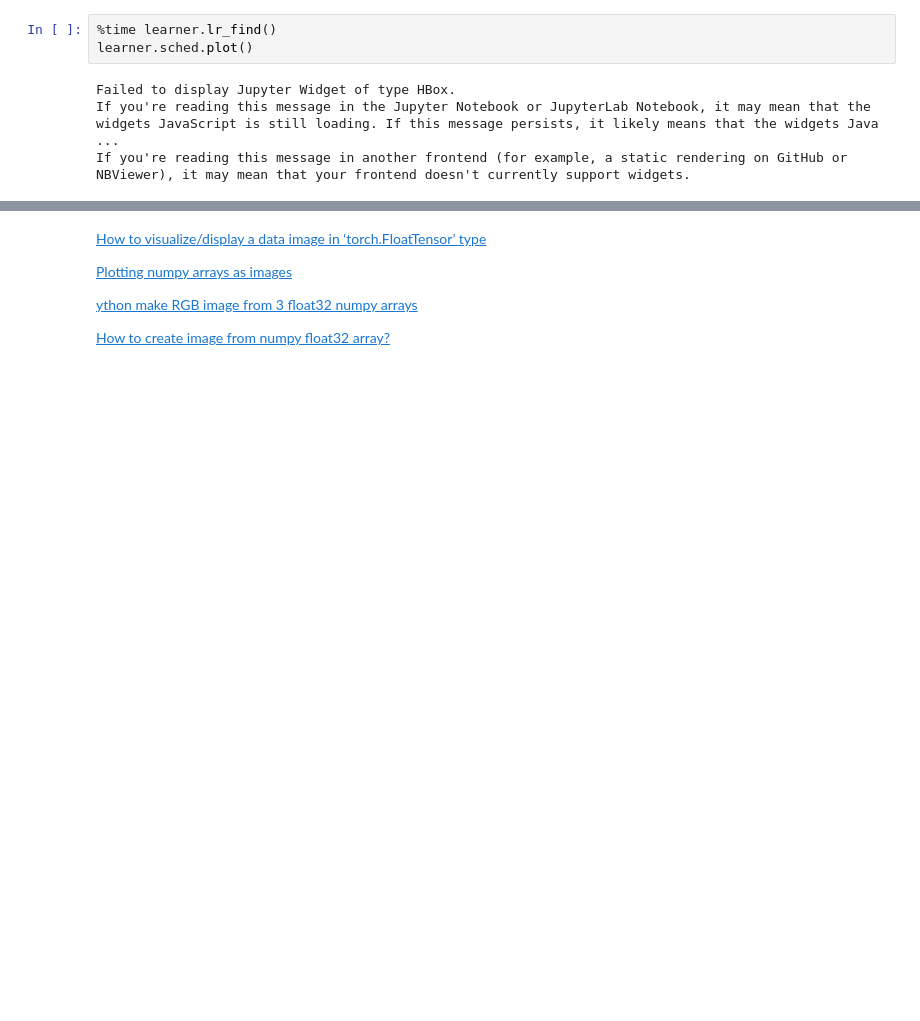
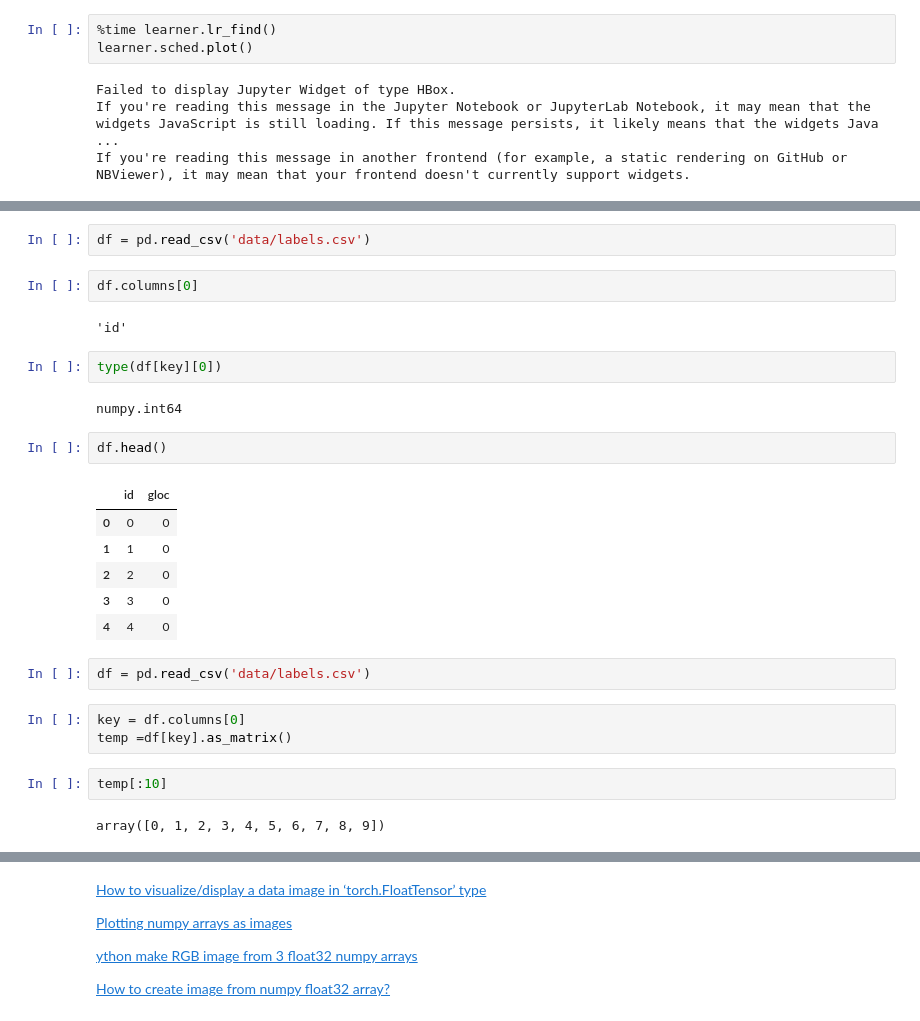
Before and after one commit to WNoxchi/Aersu, a Jupyter notebook: GLOC/Initial-Model-RN34.ipynb, the cells around one changed output, grey strips where cells are left out. Saved outputs shown, nothing was run; the diff lists cells and outputs as text; blank space fills up the shorter version.

```diff
--- a/GLOC/Initial-Model-RN34.ipynb
+++ b/GLOC/Initial-Model-RN34.ipynb
@@ -386,0 +465,28 @@ If you're reading this message in another frontend (for example, a static render
+# %%
+df = pd.read_csv('data/labels.csv')
+# %%
+df.columns[0]
+# %% [output]
+'id'
+# %%
+type(df[key][0])
+# %% [output]
+numpy.int64
+# %%
+df.head()
+# %% [output]
+|  | id | gloc |
+| 0 | 0 | 0 |
+| 1 | 1 | 0 |
+| 2 | 2 | 0 |
+| 3 | 3 | 0 |
+| 4 | 4 | 0 |
+# %%
+df = pd.read_csv('data/labels.csv')
+# %%
+key = df.columns[0]
+temp =df[key].as_matrix()
+# %%
+temp[:10]
+# %% [output]
+array([0, 1, 2, 3, 4, 5, 6, 7, 8, 9])
```
Also changed, not shown: parts of 53 cells of this notebook.
